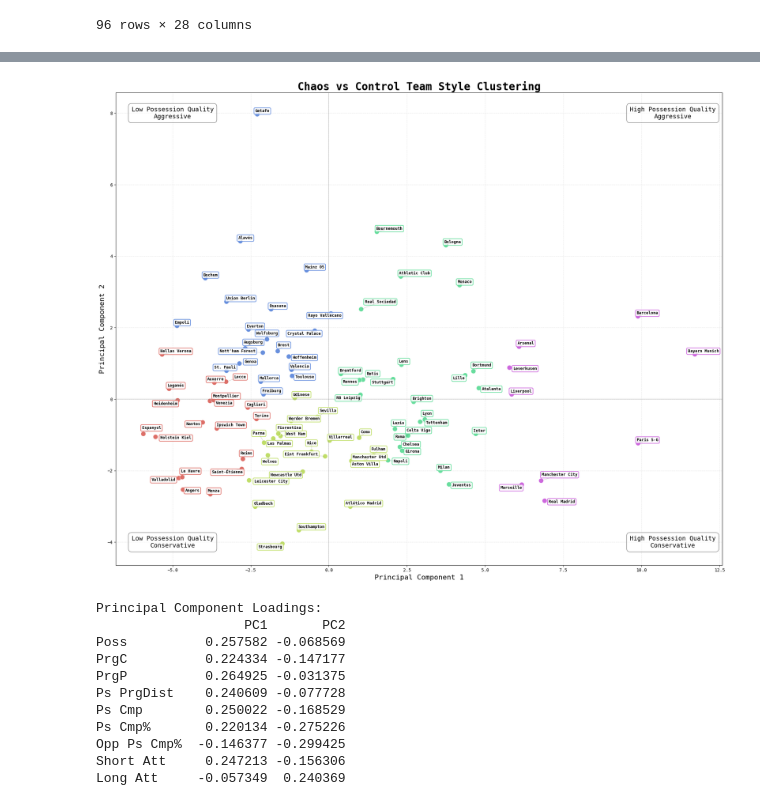
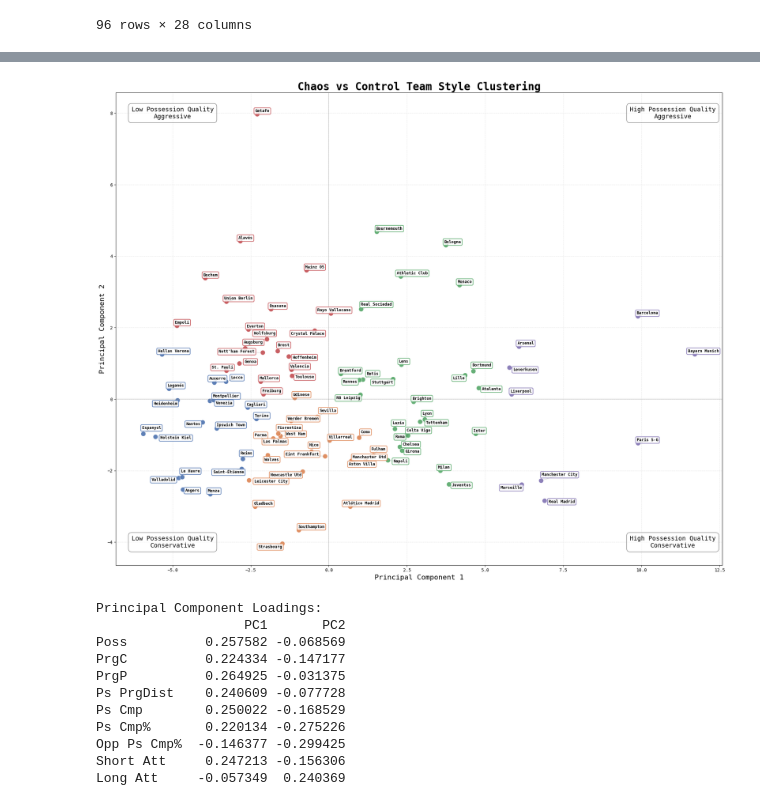
Before and after one commit to louis-porter/between-the-lines, a Jupyter notebook: articles/chaos-maxing/chaos_maxing.ipynb, the cells around one changed output, grey strips where cells are left out. Drawn from its saved outputs; the diff is of its cells as text; code cells hidden in the pictures.

```diff
--- a/articles/chaos-maxing/chaos_maxing.ipynb
+++ b/articles/chaos-maxing/chaos_maxing.ipynb
@@ -95,7 +95,7 @@ plt.figure(figsize=(20, 16))
 scatter = sns.scatterplot(
     x='PC1', y='PC2',
     hue='Cluster',
-    palette=sns.color_palette("hls", len(pca_df['Cluster'].unique())),
+    palette=sns.color_palette("deep", len(pca_df['Cluster'].unique())),
     data=pca_df,
     s=120,
     alpha=0.9,
@@ -104,7 +104,7 @@ scatter = sns.scatterplot(
 )
 
 # Get colors for labels
-cluster_colors = sns.color_palette("hls", len(pca_df['Cluster'].unique()))
+cluster_colors = sns.color_palette("deep", len(pca_df['Cluster'].unique()))
 
 # Create text objects list for adjust_text - with monospace font
 texts = []
@@ -166,34 +166,34 @@ plt.ylabel(f'Principal Component 2',
 #     frameon=True,
 #     framealpha=0.95,
 #     edgecolor='gray'
 # )
 # # Set legend font to monospace
 # plt.setp(legend.get_texts(), family='monospace')
 # plt.setp(legend.get_title(), family='monospace')
 scatter.get_legend().remove()
 
 # Add quadrant labels with monospace font
 plt.text(11, 8, "High Possession Quality\nAggressive",
          fontsize=14, ha='center', va='center', family='monospace',
          bbox=dict(facecolor='white', alpha=0.5, boxstyle='round,pad=0.5'))
 
 plt.text(-5, 8, "Low Possession Quality\nAggressive",
          fontsize=14, ha='center', va='center', family='monospace',
          bbox=dict(facecolor='white', alpha=0.5, boxstyle='round,pad=0.5'))
 
 plt.text(11, -4, "High Possession Quality\nConservative",
          fontsize=14, ha='center', va='center', family='monospace',
          bbox=dict(facecolor='white', alpha=0.5, boxstyle='round,pad=0.5'))
 
 plt.text(-5, -4, "Low Possession Quality\nConservative",
          fontsize=14, ha='center', va='center', family='monospace',
          bbox=dict(facecolor='white', alpha=0.5, boxstyle='round,pad=0.5'))
 
 plt.tight_layout()
 plt.savefig('pca_clusters.png', dpi=300, bbox_inches='tight')
 plt.show()
 # %% [output]
-[figure, old version]
+[figure, new version]
 # %%
 pca_components = pd.DataFrame(
     pca.components_.T, #
```
Also changed, not shown: parts of 2 cells of this notebook, 2 other files.
